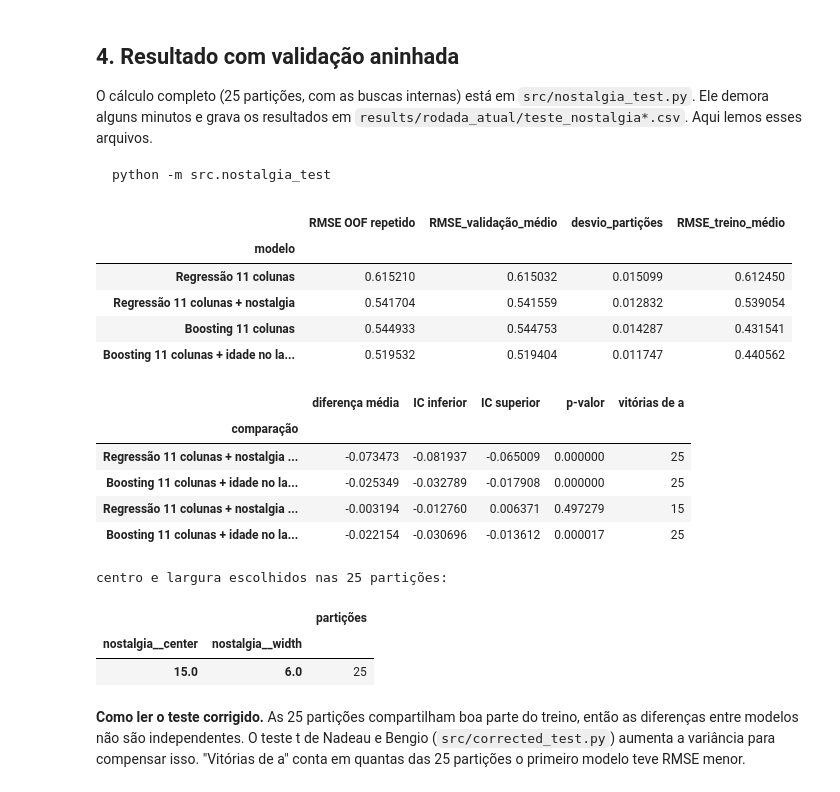
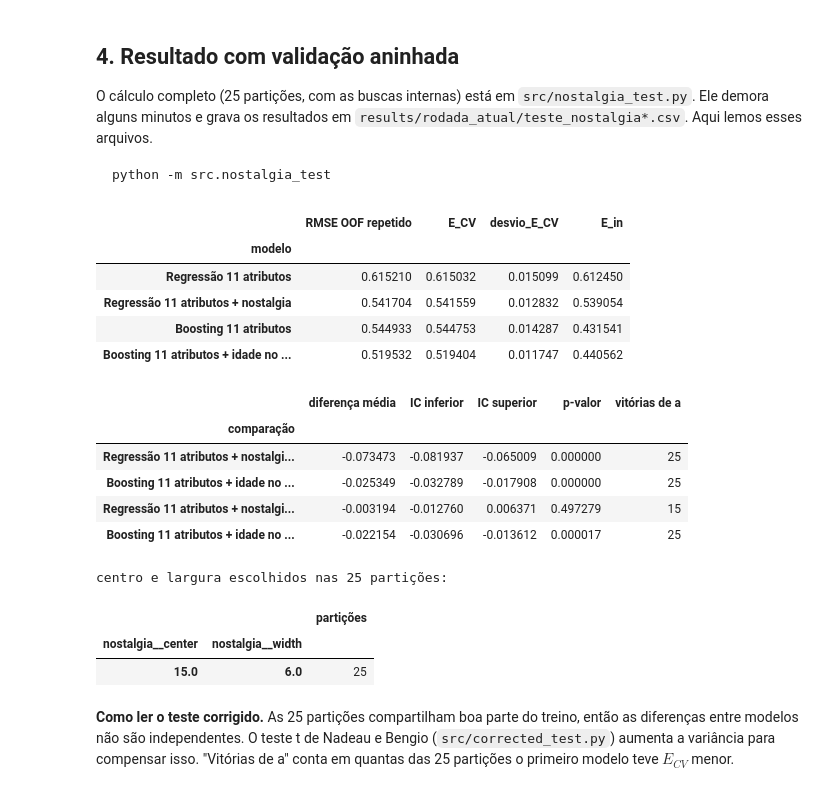
Before and after one commit to Robootic/movie-rating-prediction, a Jupyter notebook: notebooks/12_hipotese_nostalgia.ipynb, the cells around one changed output. Cells and saved outputs as stored; diff of their text form; code cells hidden in the pictures.

```diff
--- a/notebooks/12_hipotese_nostalgia.ipynb
+++ b/notebooks/12_hipotese_nostalgia.ipynb
@@ -162,34 +162,34 @@ python -m src.nostalgia_test
 # %%
 results = ROOT / 'results' / 'rodada_atual'
 summary = pd.read_csv(results / 'teste_nostalgia.csv').set_index('modelo')
 display(summary.round(6))
 
 tests = pd.read_csv(results / 'teste_nostalgia_comparacoes.csv').set_index('comparação')
 display(tests[['diferença média', 'IC inferior', 'IC superior', 'p-valor', 'vitórias de a']].round(6))
 
 selections = pd.read_csv(results / 'teste_nostalgia_selecoes.csv')
-bump = selections[selections['modelo'] == 'Regressão 11 colunas + nostalgia']
+bump = selections[selections['modelo'] == 'Regressão 11 atributos + nostalgia']
 print('centro e largura escolhidos nas 25 partições:')
 display(bump.groupby(['nostalgia__center', 'nostalgia__width']).size().rename('partições').to_frame())
 # %% [output]
-|  | RMSE OOF repetido | RMSE_validação_médio | desvio_partições | RMSE_treino_médio |
+|  | RMSE OOF repetido | E_CV | desvio_E_CV | E_in |
 | modelo |  |  |  |  |
-| Regressão 11 colunas | 0.615210 | 0.615032 | 0.015099 | 0.612450 |
-| Regressão 11 colunas + nostalgia | 0.541704 | 0.541559 | 0.012832 | 0.539054 |
-| Boosting 11 colunas | 0.544933 | 0.544753 | 0.014287 | 0.431541 |
-| Boosting 11 colunas + idade no la... | 0.519532 | 0.519404 | 0.011747 | 0.440562 |
+| Regressão 11 atributos | 0.615210 | 0.615032 | 0.015099 | 0.612450 |
+| Regressão 11 atributos + nostalgia | 0.541704 | 0.541559 | 0.012832 | 0.539054 |
+| Boosting 11 atributos | 0.544933 | 0.544753 | 0.014287 | 0.431541 |
+| Boosting 11 atributos + idade no ... | 0.519532 | 0.519404 | 0.011747 | 0.440562 |
 |  | diferença média | IC inferior | IC superior | p-valor | vitórias de a |
 | comparação |  |  |  |  |  |
-| Regressão 11 colunas + nostalgia ... | -0.073473 | -0.081937 | -0.065009 | 0.000000 | 25 |
-| Boosting 11 colunas + idade no la... | -0.025349 | -0.032789 | -0.017908 | 0.000000 | 25 |
-| Regressão 11 colunas + nostalgia ... | -0.003194 | -0.012760 | 0.006371 | 0.497279 | 15 |
-| Boosting 11 colunas + idade no la... | -0.022154 | -0.030696 | -0.013612 | 0.000017 | 25 |
+| Regressão 11 atributos + nostalgi... | -0.073473 | -0.081937 | -0.065009 | 0.000000 | 25 |
+| Boosting 11 atributos + idade no ... | -0.025349 | -0.032789 | -0.017908 | 0.000000 | 25 |
+| Regressão 11 atributos + nostalgi... | -0.003194 | -0.012760 | 0.006371 | 0.497279 | 15 |
+| Boosting 11 atributos + idade no ... | -0.022154 | -0.030696 | -0.013612 | 0.000017 | 25 |
 centro e largura escolhidos nas 25 partições:
 |  |  | partições |
 | nostalgia__center | nostalgia__width |  |
 | 15.0 | 6.0 | 25 |
 # %% [markdown]
-**Como ler o teste corrigido.** As 25 partições compartilham boa parte do treino, então as diferenças entre modelos não são independentes. O teste t de Nadeau e Bengio (`src/corrected_test.py`) aumenta a variância para compensar isso. "Vitórias de a" conta em quantas das 25 partições o primeiro modelo teve RMSE menor.
+**Como ler o teste corrigido.** As 25 partições compartilham boa parte do treino, então as diferenças entre modelos não são independentes. O teste t de Nadeau e Bengio (`src/corrected_test.py`) aumenta a variância para compensar isso. "Vitórias de a" conta em quantas das 25 partições o primeiro modelo teve $E_{CV}$ menor.
 # %% [markdown]
 ## 5. Conclusões
 
```
Also changed, not shown: parts of 7 cells of this notebook, 55 other files.
